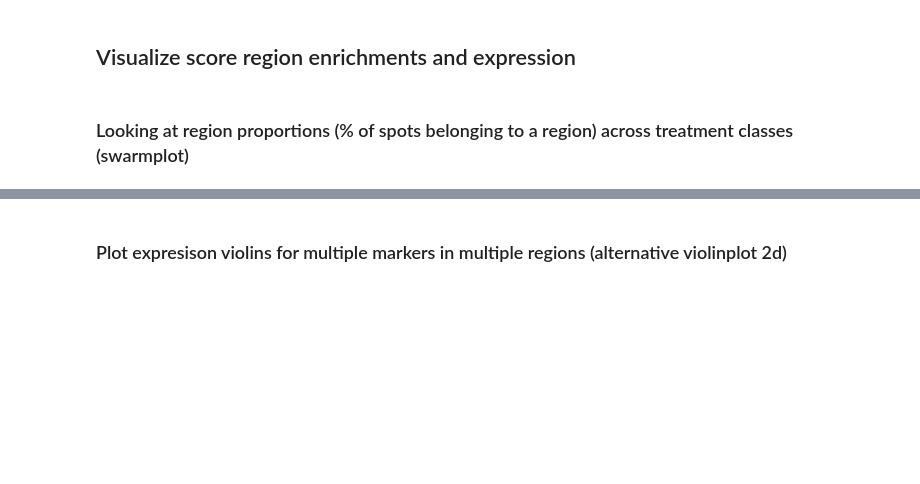
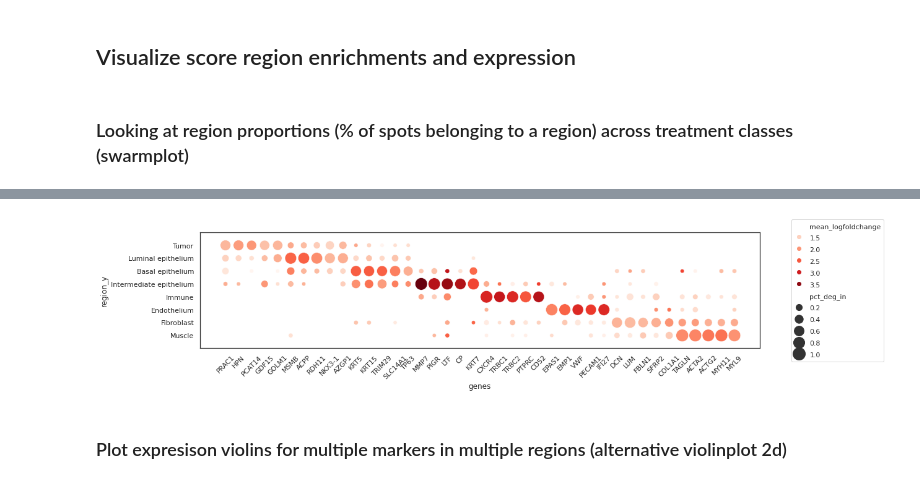
Before and after one commit to akiviaho/spatial, a Jupyter notebook: notebooks/spatial-custom-list-enrichment.ipynb, the cells around one changed output, grey strips where cells are left out. Drawn from its saved outputs; the diff is of its cells as text; code cells hidden in the pictures; blank space fills up the shorter version.

```diff
--- a/notebooks/spatial-custom-list-enrichment.ipynb
+++ b/notebooks/spatial-custom-list-enrichment.ipynb
@@ -605,0 +604,7 @@ for region in regions:
+# %%
+region_sample_counts = {}
+df_gene_counts = pd.DataFrame()
+for r in regions:
+    df_gene_counts = pd.merge(region_degs_dict[r]['names'].value_counts().rename(r),df_gene_counts,left_index=True,right_index=True,how='outer')
+    region_sample_counts[r] = len(region_degs_dict[r]['sample'].unique())
+df_gene_counts = df_gene_counts.fillna(0).astype(int)
@@ -617,12 +667,12 @@ for key, value in region_degs_dict.items():
 # Save and close the Excel writer
 writer.save()
 # %%
-marker_genes_for_hmap = ['PRAC1','PCAT14','GDF15','FOLH1','GOLM1', # Tumor
+marker_genes_for_hmap = ['PRAC1','HPN','PCAT14','GDF15','GOLM1', # Tumor
                          'MSMB','ACPP','RDH11','NKX3-1','AZGP1', # Luminal
                          'KRT5','KRT15','TRIM29','SLC14A1','TP63', # Basal
                          'MMP7','PIGR','LTF','CP','KRT7', # Intermediate
                          'CXCR4','TRBC1','TRBC2','PTPRC','CD52', # Lymphocyte
                          'EPAS1','EMP1','VWF','PECAM1','IFI27', # Endothelium
-                         'DCN','LUM','FBLN1','COL1A2','SERPINF1', # Fibroblast
+                         'DCN','LUM','FBLN1','SFRP2','COL1A1', # Fibroblast
                          'TAGLN','ACTA2','ACTG2','MYH11','MYL9' # Muscle
                          ]
@@ -629 +708,29 @@ marker_genes_for_hmap = ['PRAC1','PCAT14','GDF15','FOLH1','GOLM1', # Tumor
+# %%
+
+# Create the dotplot
+sns.set(style='white')
+
+width = 18
+height = 4
+
+fig, ax = plt.subplots(figsize=(width, height))
+yticks_list = list(np.arange(2,(len(regions)*2)+2,2)[::-1])
+
+
+# Get control over interactions order and gap
+plot_df['region_y'] = plot_df['region'].map(dict(zip(regions,yticks_list)))
+sns.scatterplot(x='genes', y='region_y', size='pct_deg_in', hue='mean_logfoldchange',
+                data=plot_df, sizes=(40, 400), palette='Reds', ax=ax,legend=True,
+                )
+
+plt.ylim(0,yticks_list[0]+2)
+plt.yticks(yticks_list,regions)
+plt.xticks(rotation=45)
+plt.legend(loc='center left',handlelength=1.5, handleheight=1.5, bbox_to_anchor=(1.05, 0.5))
+plt.tight_layout()
+
+plt.savefig('./plots/region_gene_markers_dotplot.pdf')
+plt.show()
+# %% [output]
+[figure, added]
 # %%
```
Also changed, not shown: parts of 9 cells of this notebook, 8 other files.
